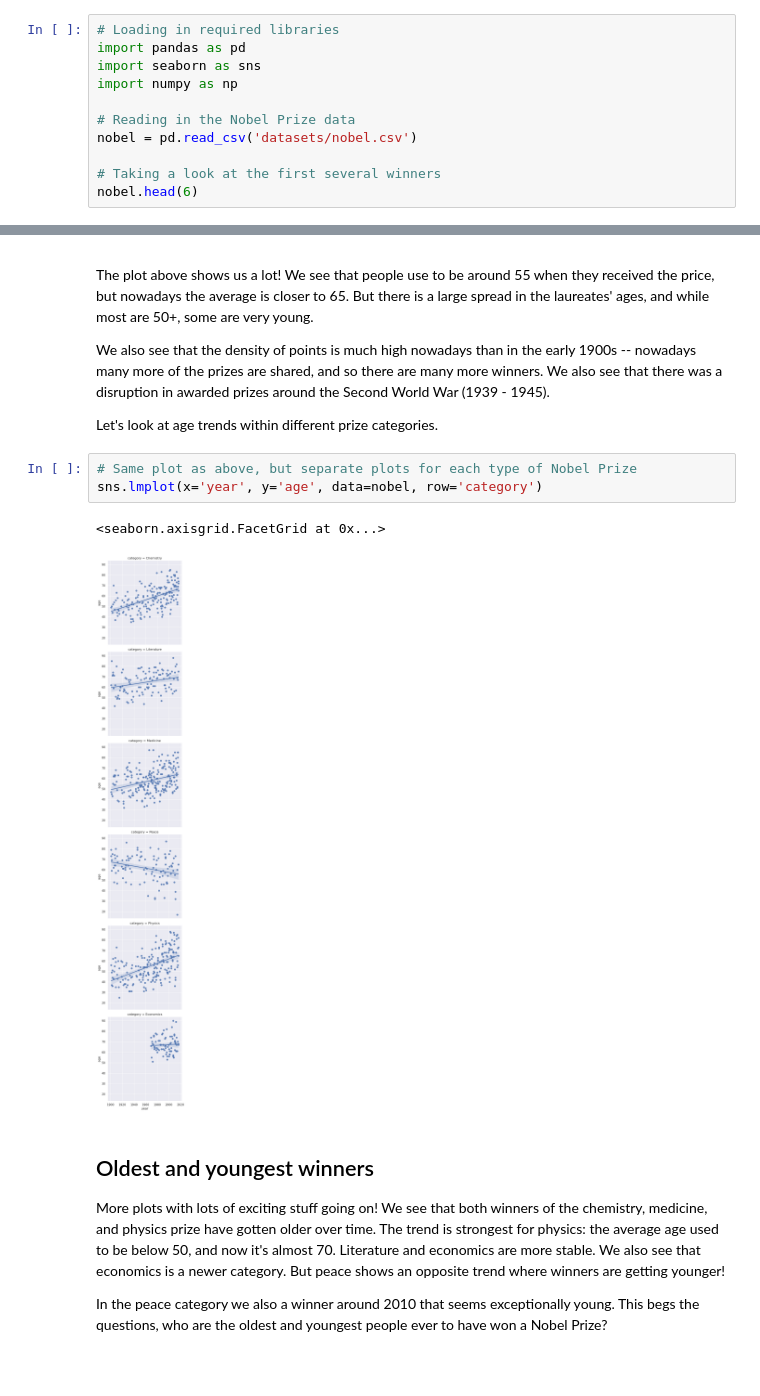
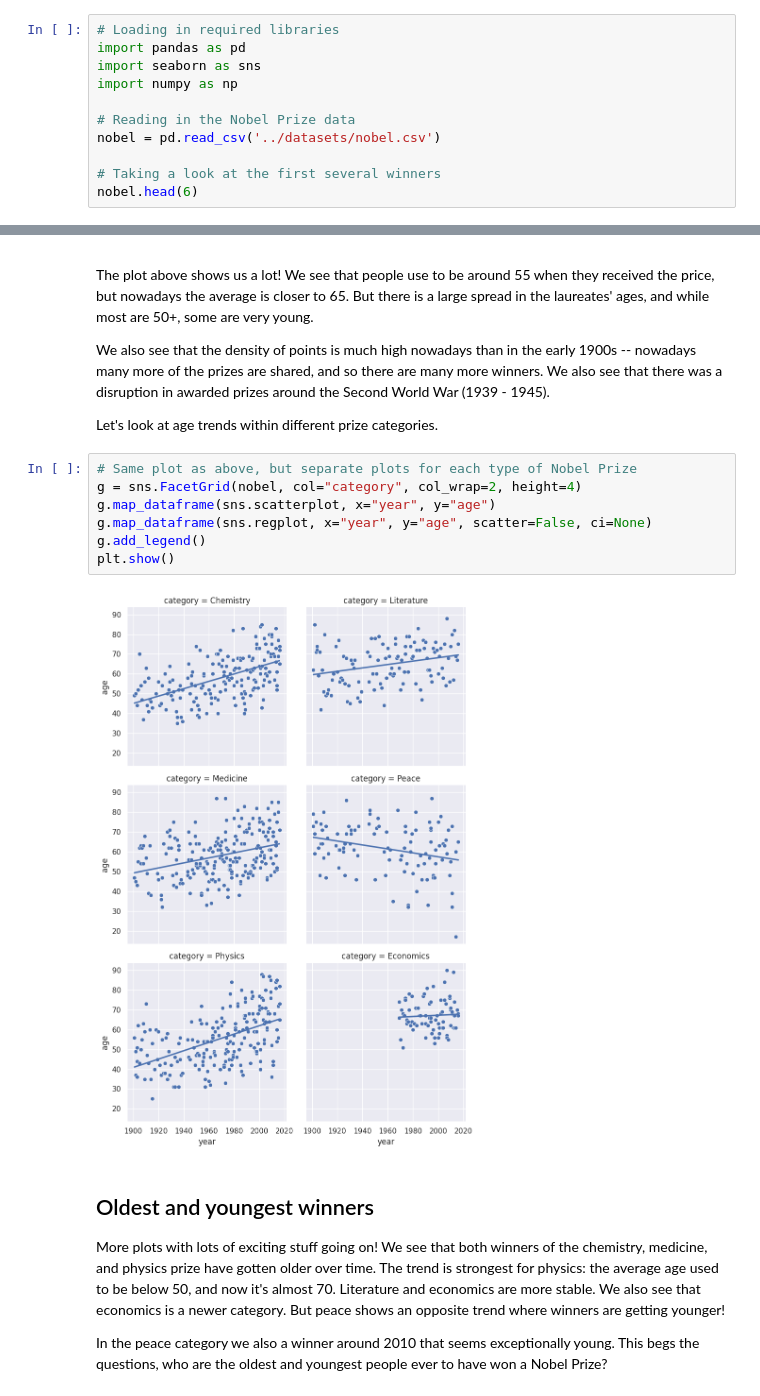
Before and after one commit to Jatvyag/jatvyag.github.io, a Jupyter notebook: jupyter/notebooks/en/nobel_prize.ipynb, the cells around one changed output, grey strips where cells are left out. Drawn from its saved outputs; the diff is of its cells as text; blank space fills up the shorter version.

```diff
--- a/jupyter/notebooks/en/nobel_prize.ipynb
+++ b/jupyter/notebooks/en/nobel_prize.ipynb
@@ -11,7 +11,7 @@ import seaborn as sns
 import numpy as np
 
 # Reading in the Nobel Prize data
-nobel = pd.read_csv('datasets/nobel.csv')
+nobel = pd.read_csv('../datasets/nobel.csv')
 
 # Taking a look at the first several winners
 nobel.head(6)
@@ -168,10 +168,13 @@ sns.lmplot(x='year', y='age', data=nobel)
 <p>Let's look at age trends within different prize categories.</p>
 # %%
 # Same plot as above, but separate plots for each type of Nobel Prize
-sns.lmplot(x='year', y='age', data=nobel, row='category')
+g = sns.FacetGrid(nobel, col="category", col_wrap=2, height=4)
+g.map_dataframe(sns.scatterplot, x="year", y="age")
+g.map_dataframe(sns.regplot, x="year", y="age", scatter=False, ci=None)
+g.add_legend()
+plt.show()
 # %% [output]
-<seaborn.axisgrid.FacetGrid at 0x...>
-[figure, old version]
+[figure, new version]
 # %% [markdown]
 ## Oldest and youngest winners
 <p>More plots with lots of exciting stuff going on! We see that both winners of the chemistry, medicine, and physics prize have gotten older over time. The trend is strongest for physics: the average age used to be below 50, and now it's almost 70. Literature and economics are more stable. We also see that economics is a newer category. But peace shows an opposite trend where winners are getting younger! </p>
```
Also changed, not shown: parts of 2 cells of this notebook, 11 other files.
